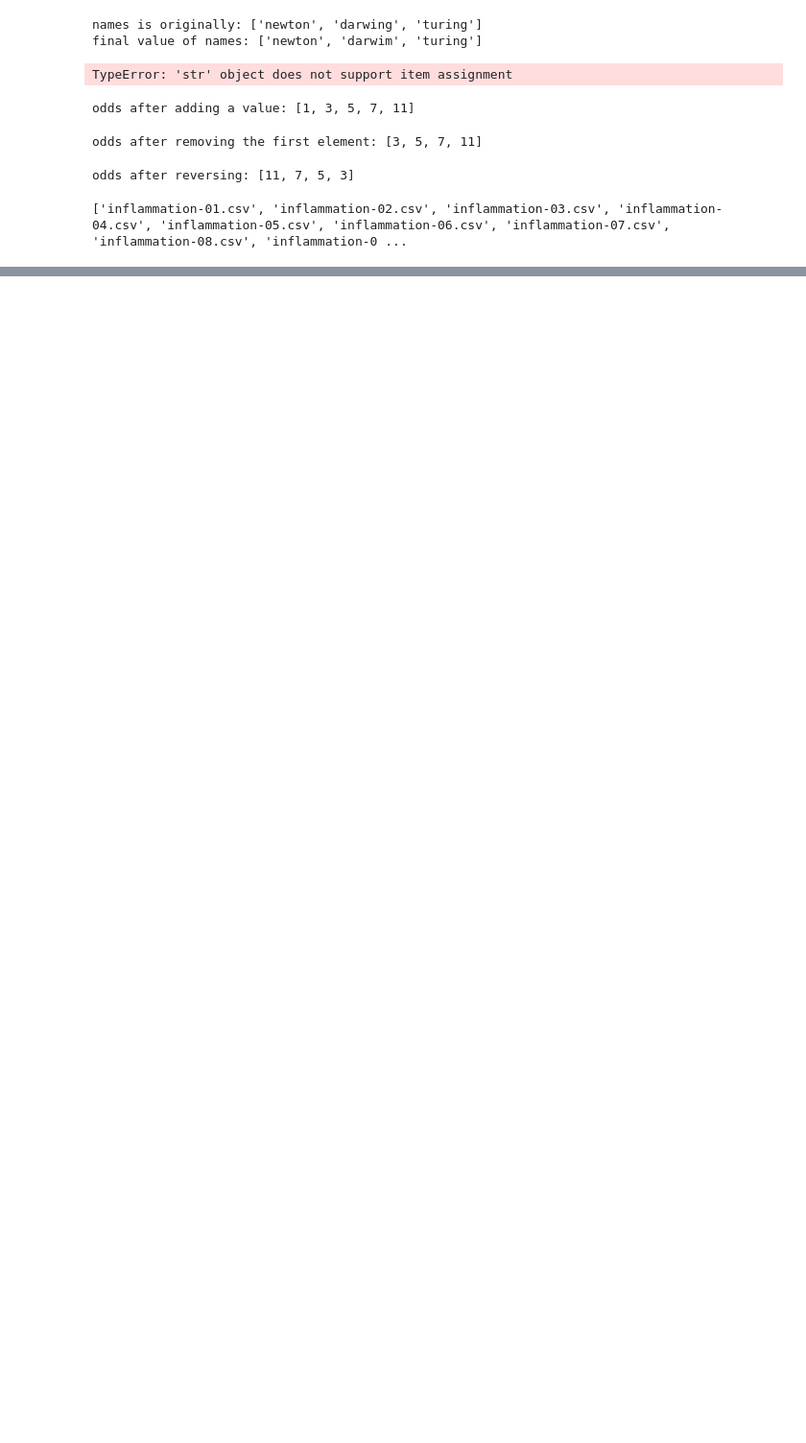
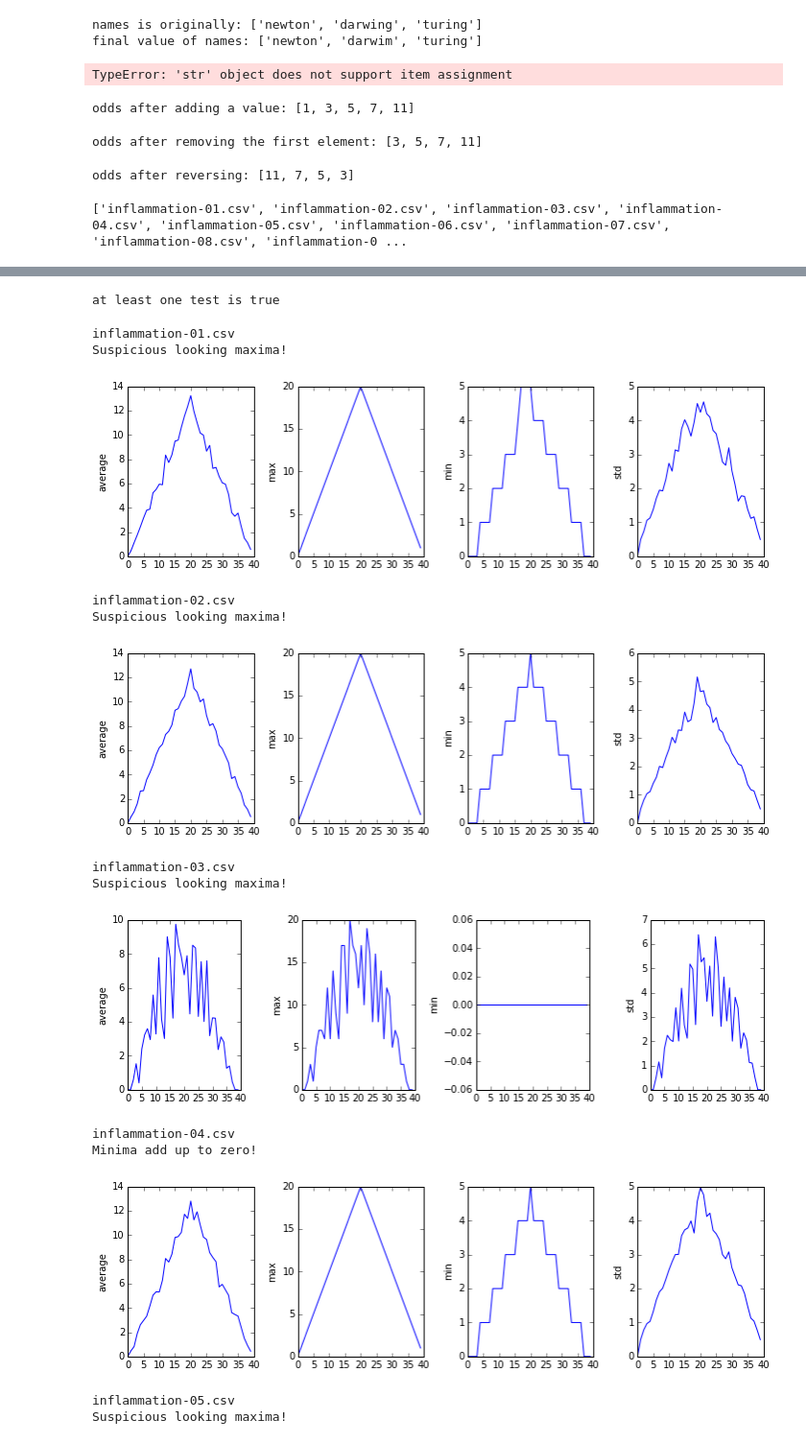
Before and after one commit to PoleScars/IPython-Notebooks, a Jupyter notebook: Software Cap - Practice.ipynb, the cells around one changed output, grey strips where cells are left out. Shown at 96% size. Cells and saved outputs as stored; diff of their text form; code cells hidden in the pictures; blank space fills up the shorter version.

```diff
--- a/Software Cap - Practice.ipynb
+++ b/Software Cap - Practice.ipynb
@@ -360,0 +442,56 @@ print glob.glob('*.csv')
+# %%
+if (1 < 0) or ('left' < 'right'):
+    print 'at least one test is true'
+# %% [output]
+at least one test is true
+# %%
+filenames = glob.glob('*.csv')
+filenames = filenames[0:5]
+for f in filenames:
+    print f
+    if data.max(axis=0)[0] == 0 and data.max(axis=0)[20] == 20:
+        print 'Suspicious looking maxima!'
+    elif data.min(axis=0).sum() == 0:
+        print 'Minima add up to zero!'
+    else:
+        print 'Seems OK!'
+
+
+    data = np.loadtxt(fname=f, delimiter=',')
+
+    fig = plt.figure(figsize=(10.0, 3.0))
+
+    axes1 = fig.add_subplot(1, 4, 1)
+    axes2 = fig.add_subplot(1, 4, 2)
+    axes3 = fig.add_subplot(1, 4, 3)
+    axes4 = fig.add_subplot(1, 4, 4)
+
+    axes1.set_ylabel('average')
+    axes1.plot(data.mean(axis=0))
+
+    axes2.set_ylabel('max')
+    axes2.plot(data.max(axis=0))
+
+    axes3.set_ylabel('min')
+    axes3.plot(data.min(axis=0))
+
+    axes4.set_ylabel('std')
+    axes4.plot(data.std(axis=0))
+
+    fig.tight_layout()
+    plt.show(fig)
+# %% [output]
+inflammation-01.csv
+Suspicious looking maxima!
+[figure, added]
+inflammation-02.csv
+Suspicious looking maxima!
+[figure, added]
+inflammation-03.csv
+Suspicious looking maxima!
+[figure, added]
+inflammation-04.csv
+Minima add up to zero!
+[figure, added]
+inflammation-05.csv
+Suspicious looking maxima!
```
Also changed, not shown: parts of 17 cells of this notebook.
